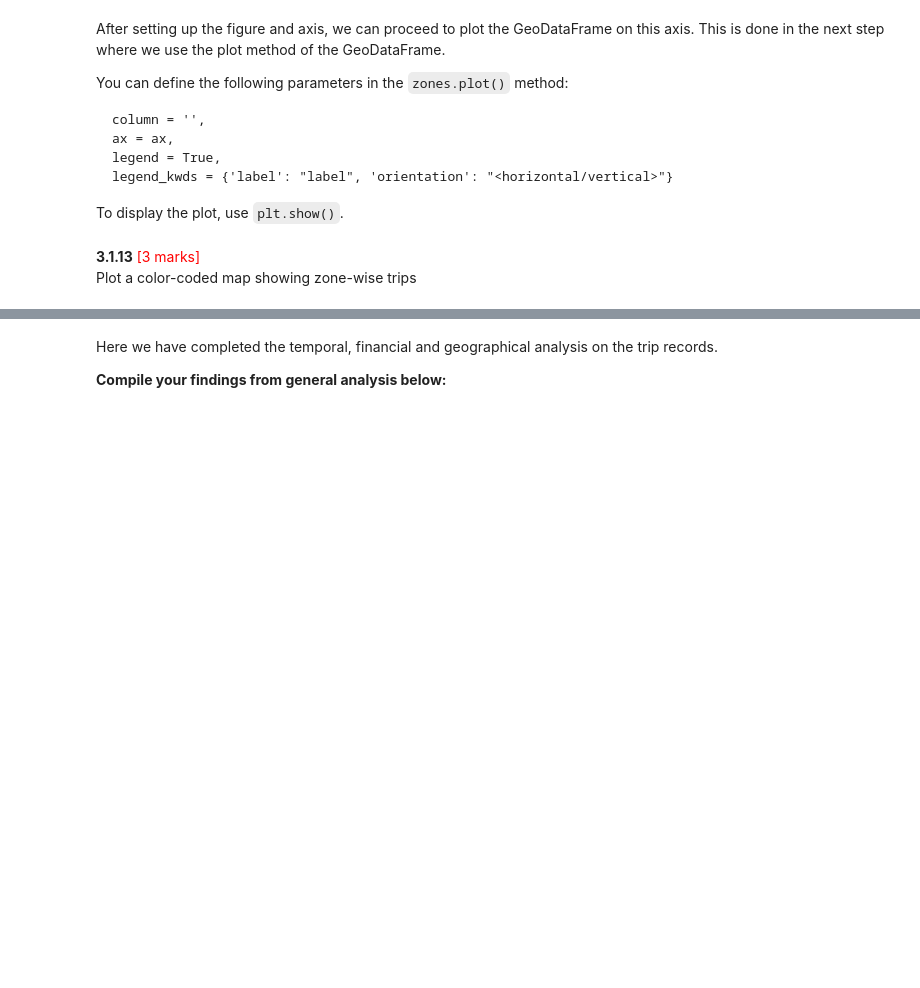
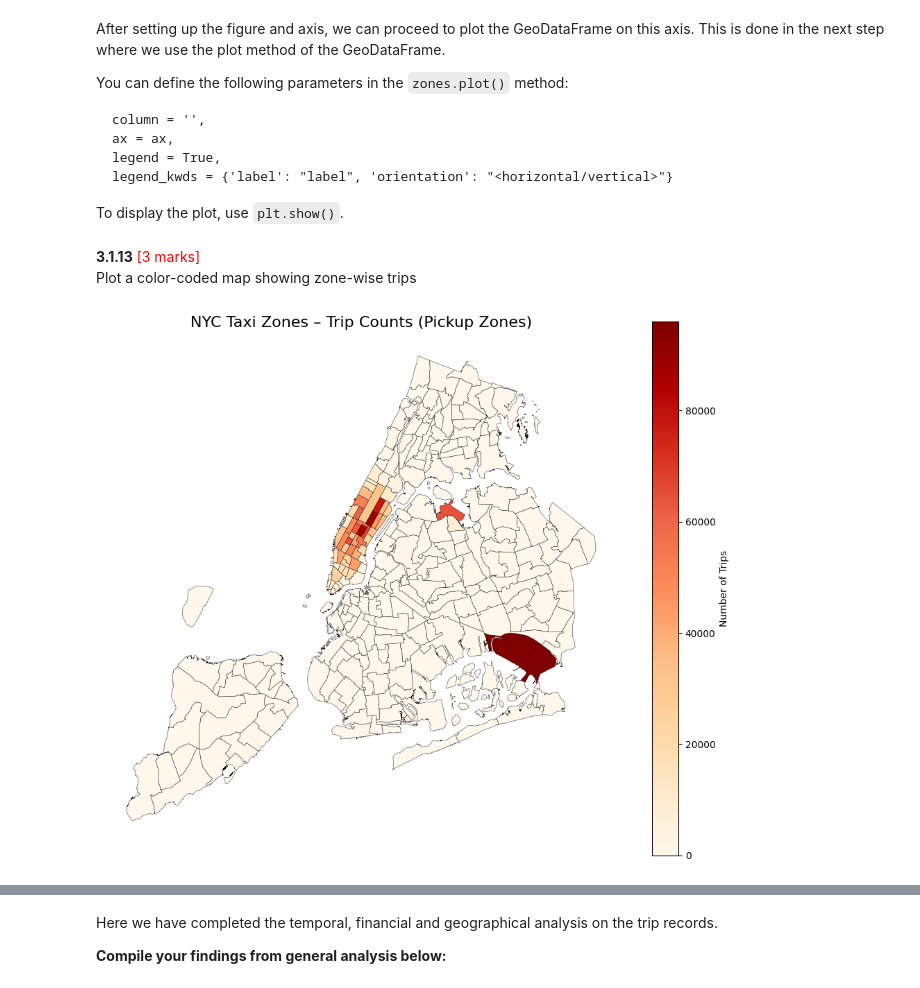
Before and after one commit to abinasn/ds-ml-projects, a Jupyter notebook: datasets_and_dictionary_nyc_assignment/EDA_Assg_NYC_Taxi_Starter.ipynb, the cells around one changed output, grey strips where cells are left out. Drawn from its saved outputs; the diff is of its cells as text; code cells hidden in the pictures; blank space fills up the shorter version.

```diff
--- a/datasets_and_dictionary_nyc_assignment/EDA_Assg_NYC_Taxi_Starter.ipynb
+++ b/datasets_and_dictionary_nyc_assignment/EDA_Assg_NYC_Taxi_Starter.ipynb
@@ -923,3 +1011,6 @@ Merge the zones data into trip data using the `locationID` and `PULocationID` co
 Group data by location IDs to find the total number of trips per location ID
 # %%
 # Group data by location and calculate the number of trips
+pickup_counts = non_zero_df.groupby("PULocationID").size().reset_index(name="trip_count")
+
+pickup_counts.head()
@@ -932,0 +1029,9 @@ We will use this to plot a map of zones showing total trips per zone.
+# %%
+# Merge trip counts back to the zones GeoDataFrame
+zone_gdf_with_counts = zones.merge(pickup_counts,
+                                      left_on="LocationID",
+                                      right_on="PULocationID",
+                                      how="left")
+
+zone_gdf_with_counts["trip_count"] = zone_gdf_with_counts["trip_count"].fillna(0).astype(int)
+zone_gdf_with_counts[["LocationID", "zone", "borough", "trip_count"]].head()
@@ -965,2 +1072,26 @@ Plot a color-coded map showing zone-wise trips
+# %%
+# Define figure and axis
+
+
+# Plot the map and display it
+fig, ax = plt.subplots(1, 1, figsize=(12, 10))
+zone_gdf_with_counts.plot(
+    column="trip_count",       # Column to color by
+    ax=ax,                     # Plot on this axis
+    cmap="OrRd",               # Color map (Orange-Red)
+    legend=True,               # Show legend
+    legend_kwds={
+        "label": "Number of Trips",
+        "orientation": "vertical"
+    },
+    edgecolor="black",         # Black borders
+    linewidth=0.3              # Thin borders
+)
+
+ax.axis("off")
+plt.title("NYC Taxi Zones – Trip Counts (Pickup Zones)", fontsize=16)
+plt.show()
+# %% [output]
+[figure, added]
 # %%
 # can you try displaying the zones DF sorted by the number of trips?
```
Also changed, not shown: parts of 49 cells of this notebook.
